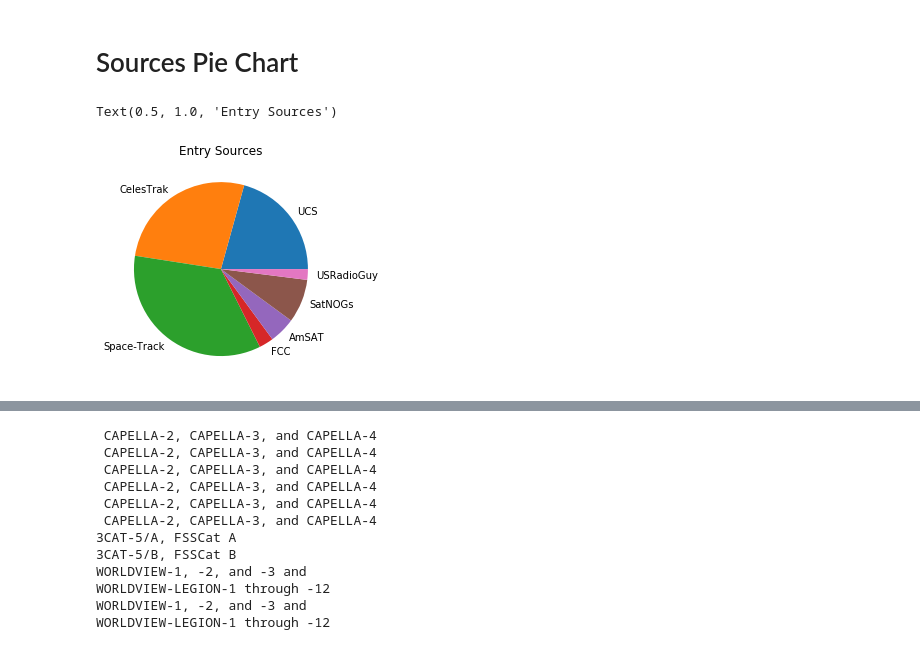
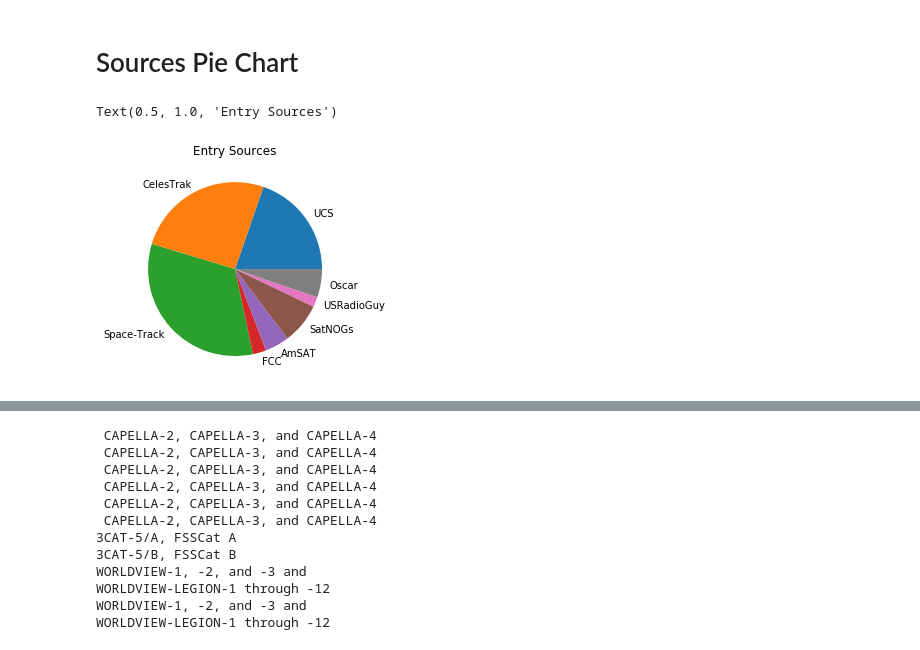
Before and after one commit to NSF-Swift/sat-frequency-scraper, a Jupyter notebook: SatStats.ipynb, the cells around one changed output, grey strips where cells are left out. Drawn from its saved outputs; the diff is of its cells as text; code cells hidden in the pictures.

```diff
--- a/SatStats.ipynb
+++ b/SatStats.ipynb
@@ -216,14 +216,15 @@ FCCsrc = len([x for x in source if ('FCC' in x)])
 ASsrc = len([x for x in source if ('AmSAT' in x)])
 SNsrc = len([x for x in source if ('SatNOGS' in x)])
 RGsrc = len([x for x in source if ('USRadioGuy' in x)])
+OSsrc = len([x for x in source if ('Oscar' in x)])
 # %%
-mylabels = ["UCS", "CelesTrak", "Space-Track", "FCC", "AmSAT", "SatNOGs", "USRadioGuy"]
-plt.pie([UCSsrc, CTsrc, STsrc, FCCsrc, ASsrc, SNsrc, RGsrc], labels=mylabels)
+mylabels = ["UCS", "CelesTrak", "Space-Track", "FCC", "AmSAT", "SatNOGs", "USRadioGuy", "Oscar"]
+plt.pie([UCSsrc, CTsrc, STsrc, FCCsrc, ASsrc, SNsrc, RGsrc, OSsrc], labels=mylabels)
 plt.title("Entry Sources")
 #plt.savefig("SourcePie.png")
 # %% [output]
 Text(0.5, 1.0, 'Entry Sources')
-[figure, old version]
+[figure, new version]
 # %%
 LEOnm = len([x for x in orbits if ('LEO' in x)])
 GEOnm = len([x for x in orbits if ('GEO' in x)])
```
Also changed, not shown: parts of 19 cells of this notebook, 4 other files.
